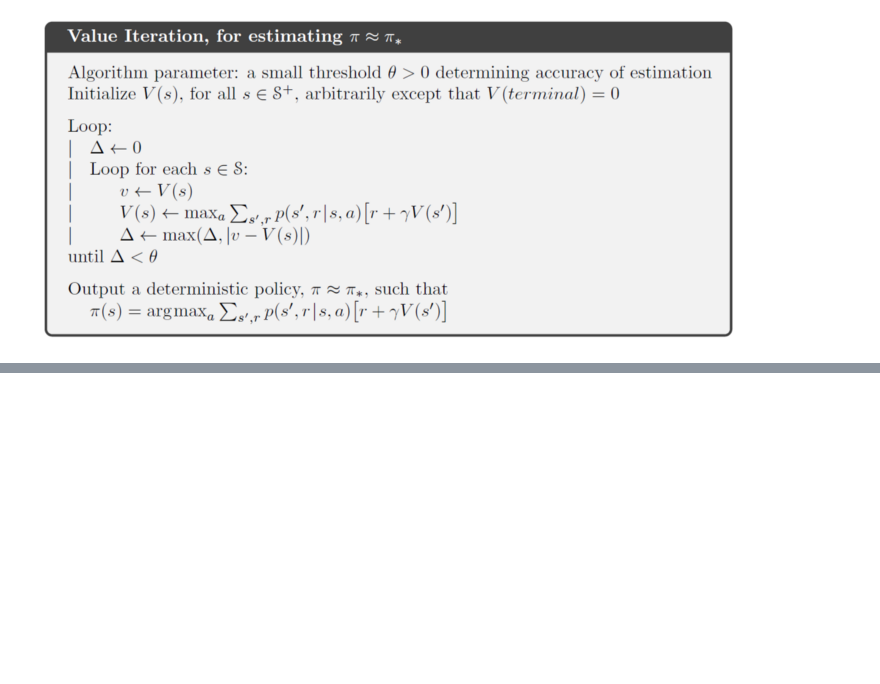
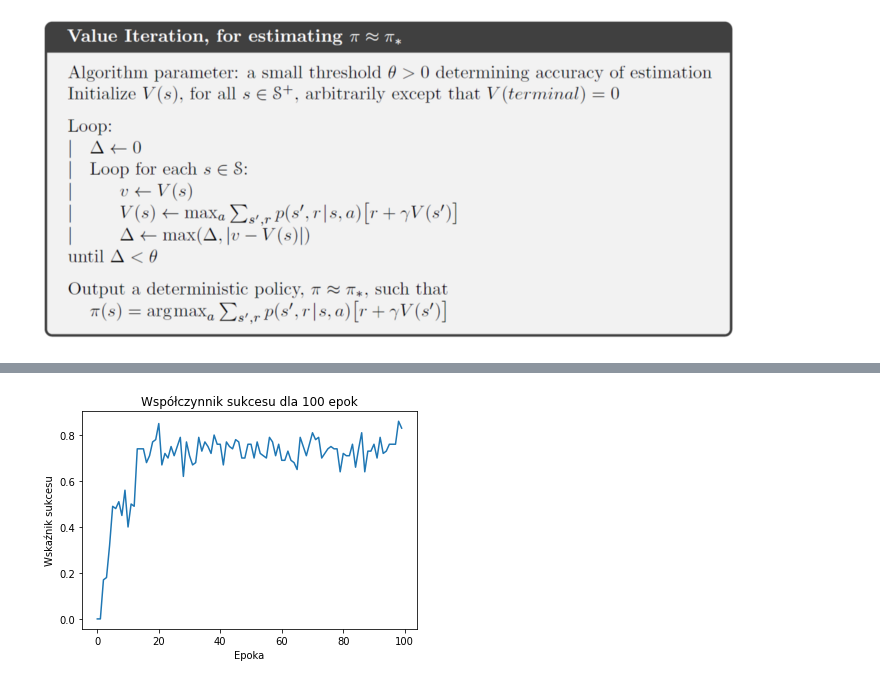
Before and after one commit to Ligerd/reinforcement_learning, a Jupyter notebook: src/ValueIteration.ipynb, the cells around one changed output, grey strips where cells are left out. Drawn from its saved outputs; the diff is of its cells as text; code cells hidden in the pictures; blank space fills up the shorter version.

```diff
--- a/src/ValueIteration.ipynb
+++ b/src/ValueIteration.ipynb
@@ -252,12 +58,0 @@ print(a)
-# %%
-e=0
-for i_episode in range(100):
-    c = env.reset()
-    for t in range(10000):
-        c, reward, done, info = env.step(action[c])
-        if done:
-            if reward == 1:
-                e +=1
-            break
-print(" agent succeeded to reach goal {} out of 100 Episodes using this policy ".format(e+1))
-env.close()
@@ -265,0 +69,7 @@ env.close()
+# %%
+def trainModel(env_str, win_state, max_iter):
+    env = gym.make(env_str)
+    env.reset()
+    # get transitional probability and reward function
+    trans_prob, reward = learnModel(env)
+    return valueItr(trans_prob, reward, win_state=15, env_str=env_str, max_itr=max_iter)
@@ -265,0 +106,6 @@ env.close()
+# %%
+policy, success_rate = trainModel("FrozenLake-v1", 15, 100)
+# %%
+plot(success_rate, f"Współczynnik sukcesu dla 100 epok", save=True)
+# %% [output]
+[figure, added]
```
Also changed, not shown: parts of 16 cells of this notebook, 3 other files.
